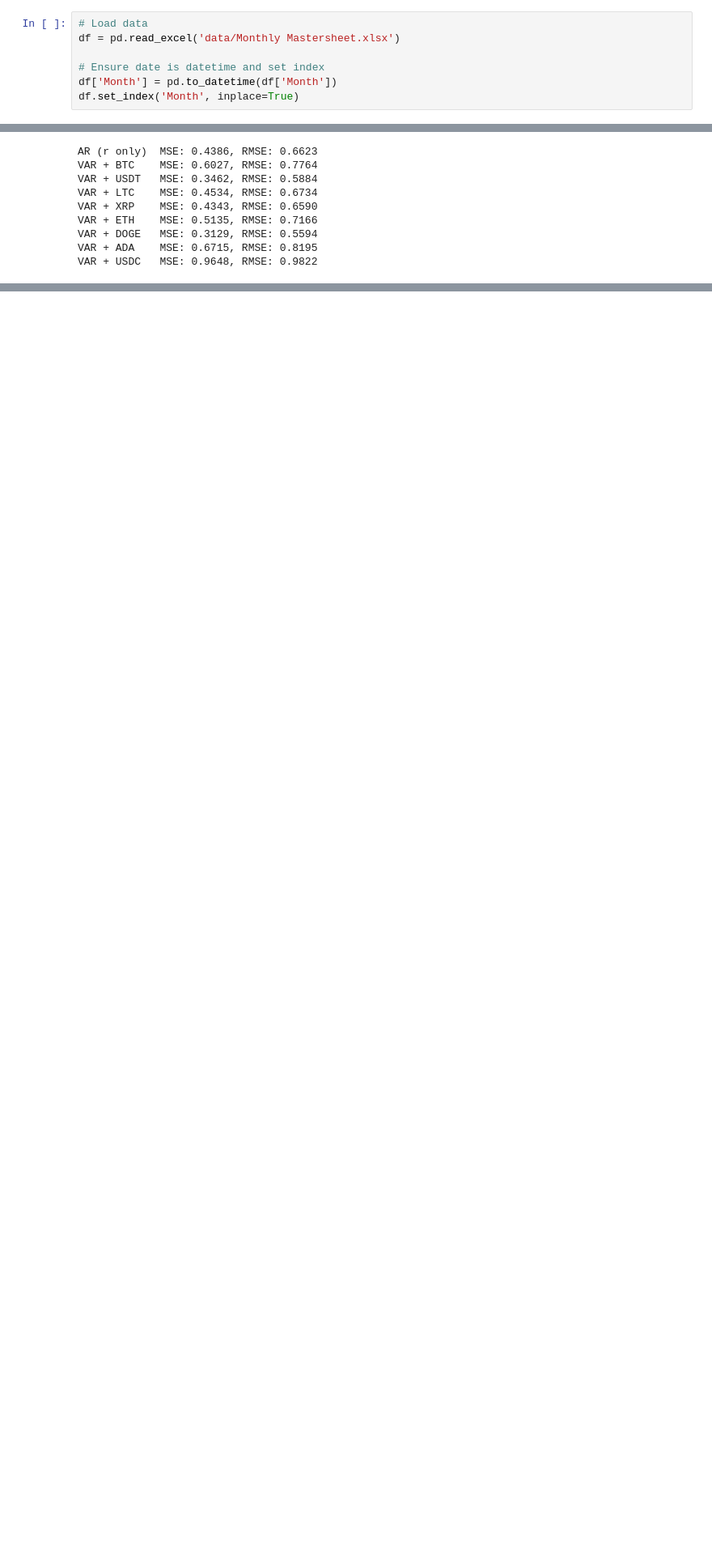
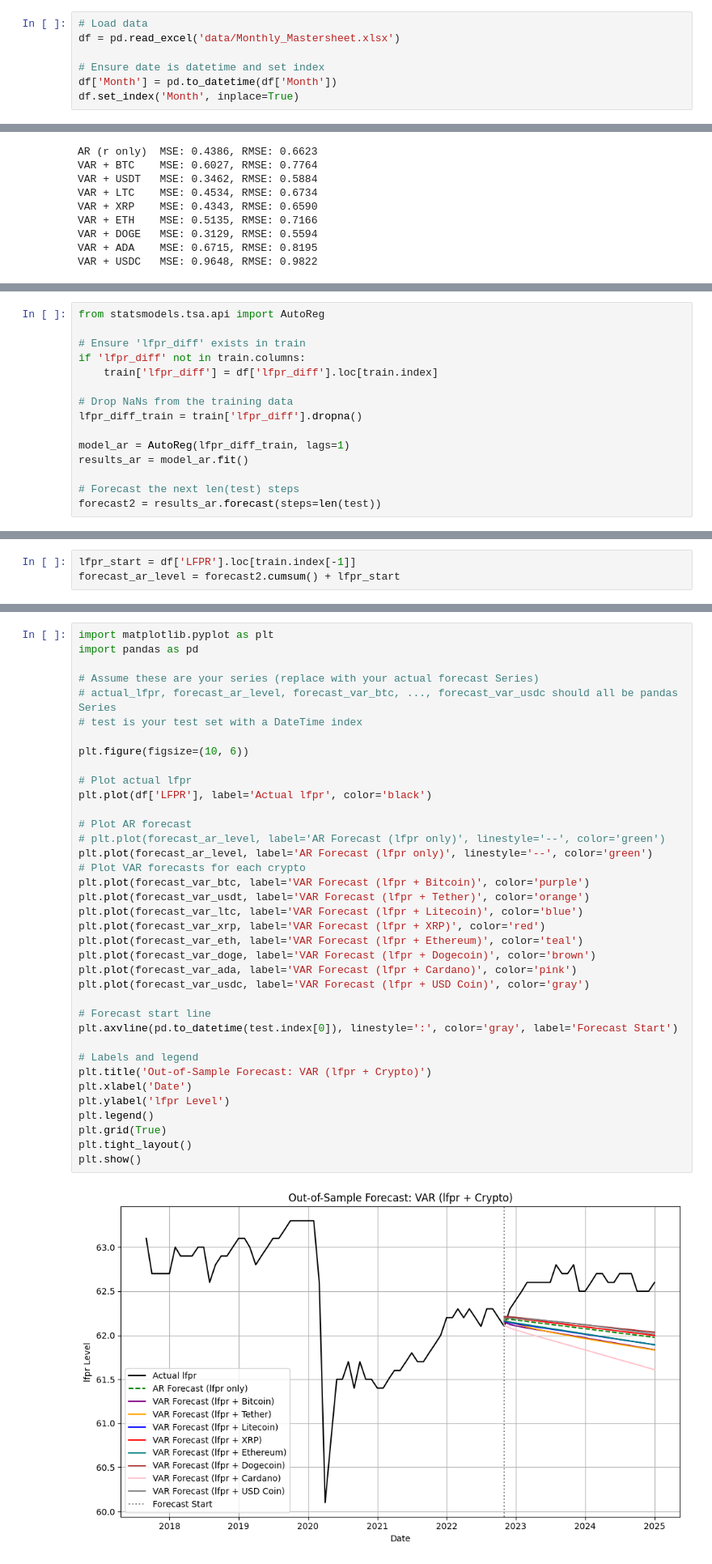
Before and after one commit to tianyishen701/CryptoMacroecon-Prediction-CSUREMM, a Jupyter notebook: TVAR test.ipynb, the cells around one changed output, grey strips where cells are left out. Shown at 81% size. Cells and saved outputs as stored; diff of their text form; blank space fills up the shorter version.

Commit message:
updated monthly data

```diff
--- a/TVAR test.ipynb
+++ b/TVAR test.ipynb
@@ -7,7 +7,7 @@ from statsmodels.tsa.api import VAR
 import matplotlib.pyplot as plt
 # %%
 # Load data
-df = pd.read_excel('data/Monthly Mastersheet.xlsx')
+df = pd.read_excel('data/Monthly_Mastersheet.xlsx')
 
 # Ensure date is datetime and set index
 df['Month'] = pd.to_datetime(df['Month'])
@@ -563,0 +573,15 @@ VAR + USDC   MSE: 0.9648, RMSE: 0.9822
+# %%
+from statsmodels.tsa.api import AutoReg
+
+# Ensure 'lfpr_diff' exists in train
+if 'lfpr_diff' not in train.columns:
+	train['lfpr_diff'] = df['lfpr_diff'].loc[train.index]
+
+# Drop NaNs from the training data
+lfpr_diff_train = train['lfpr_diff'].dropna()
+
+model_ar = AutoReg(lfpr_diff_train, lags=1)
+results_ar = model_ar.fit()
+
+# Forecast the next len(test) steps
+forecast2 = results_ar.forecast(steps=len(test))
@@ -563,0 +594,3 @@ VAR + USDC   MSE: 0.9648, RMSE: 0.9822
+# %%
+lfpr_start = df['LFPR'].loc[train.index[-1]]
+forecast_ar_level = forecast2.cumsum() + lfpr_start
@@ -563,0 +656,39 @@ VAR + USDC   MSE: 0.9648, RMSE: 0.9822
+# %%
+import matplotlib.pyplot as plt
+import pandas as pd
+
+# Assume these are your series (replace with your actual forecast Series)
+# actual_lfpr, forecast_ar_level, forecast_var_btc, ..., forecast_var_usdc should all be pandas Series
+# test is your test set with a DateTime index
+
+plt.figure(figsize=(10, 6))
+
+# Plot actual lfpr
+plt.plot(df['LFPR'], label='Actual lfpr', color='black')
+
+# Plot AR forecast
+# plt.plot(forecast_ar_level, label='AR Forecast (lfpr only)', linestyle='--', color='green')
+plt.plot(forecast_ar_level, label='AR Forecast (lfpr only)', linestyle='--', color='green')
+# Plot VAR forecasts for each crypto
+plt.plot(forecast_var_btc, label='VAR Forecast (lfpr + Bitcoin)', color='purple')
+plt.plot(forecast_var_usdt, label='VAR Forecast (lfpr + Tether)', color='orange')
+plt.plot(forecast_var_ltc, label='VAR Forecast (lfpr + Litecoin)', color='blue')
+plt.plot(forecast_var_xrp, label='VAR Forecast (lfpr + XRP)', color='red')
+plt.plot(forecast_var_eth, label='VAR Forecast (lfpr + Ethereum)', color='teal')
+plt.plot(forecast_var_doge, label='VAR Forecast (lfpr + Dogecoin)', color='brown')
+plt.plot(forecast_var_ada, label='VAR Forecast (lfpr + Cardano)', color='pink')
+plt.plot(forecast_var_usdc, label='VAR Forecast (lfpr + USD Coin)', color='gray')
+
+# Forecast start line
+plt.axvline(pd.to_datetime(test.index[0]), linestyle=':', color='gray', label='Forecast Start')
+
+# Labels and legend
+plt.title('Out-of-Sample Forecast: VAR (lfpr + Crypto)')
+plt.xlabel('Date')
+plt.ylabel('lfpr Level')
+plt.legend()
+plt.grid(True)
+plt.tight_layout()
+plt.show()
+# %% [output]
+[figure, added]
```
Also changed, not shown: parts of 9 cells of this notebook, 1 other file.
